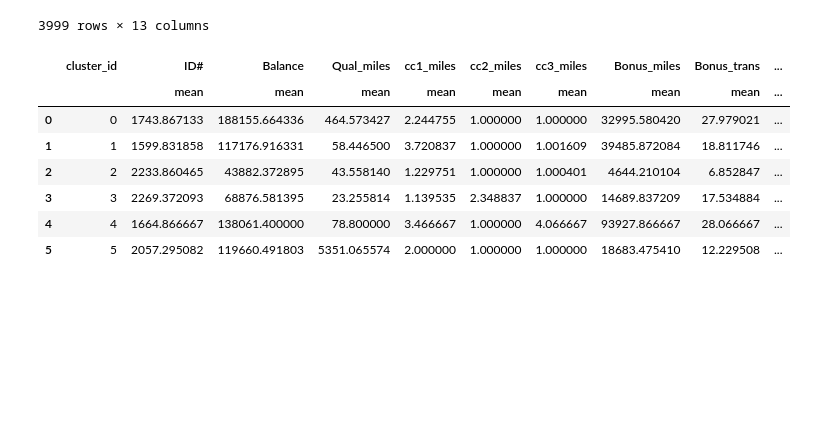
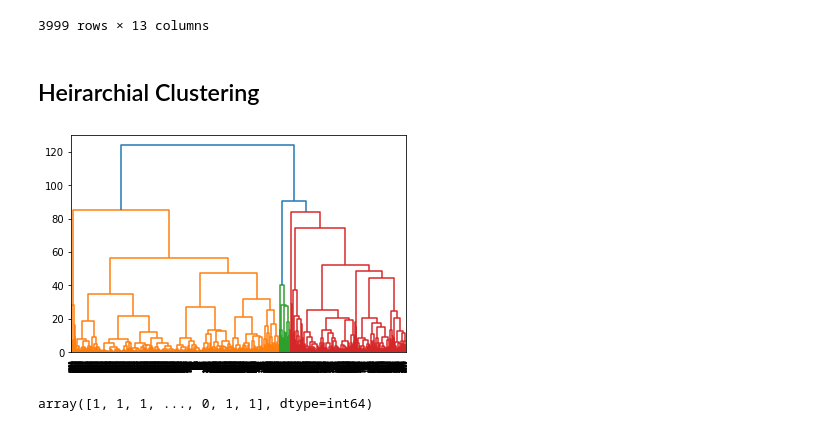
Before and after one commit to Prajwal-PK/Data_Science_Assignments, a Jupyter notebook: Assignment 07 - Clustering/Clustering_Airlines.ipynb, the cells around one changed output. Cells and saved outputs as stored; diff of their text form; code cells hidden in the pictures; blank space fills up the shorter version.

```diff
--- a/Assignment 07 - Clustering/Clustering_Airlines.ipynb
+++ b/Assignment 07 - Clustering/Clustering_Airlines.ipynb
@@ -81,14 +91,5 @@ df
 | 3997 | 4020 | 54899 | 0 | 1 | 1 | 1 | 500 | 1 | ... |
 | 3998 | 4021 | 3016 | 0 | 1 | 1 | 1 | 0 | 0 | ... |
 3999 rows × 13 columns
-# %%
-df.groupby('cluster_id').agg(['mean']).reset_index()
-# %% [output]
-|  | cluster_id | ID# | Balance | Qual_miles | cc1_miles | cc2_miles | cc3_miles | Bonus_miles | Bonus_trans | ... |
-|  |  | mean | mean | mean | mean | mean | mean | mean | mean | ... |
-| 0 | 0 | 1743.867133 | 188155.664336 | 464.573427 | 2.244755 | 1.000000 | 1.000000 | 32995.580420 | 27.979021 | ... |
-| 1 | 1 | 1599.831858 | 117176.916331 | 58.446500 | 3.720837 | 1.000000 | 1.001609 | 39485.872084 | 18.811746 | ... |
-| 2 | 2 | 2233.860465 | 43882.372895 | 43.558140 | 1.229751 | 1.000000 | 1.000401 | 4644.210104 | 6.852847 | ... |
-| 3 | 3 | 2269.372093 | 68876.581395 | 23.255814 | 1.139535 | 2.348837 | 1.000000 | 14689.837209 | 17.534884 | ... |
-| 4 | 4 | 1664.866667 | 138061.400000 | 78.800000 | 3.466667 | 1.000000 | 4.066667 | 93927.866667 | 28.066667 | ... |
-| 5 | 5 | 2057.295082 | 119660.491803 | 5351.065574 | 2.000000 | 1.000000 | 1.000000 | 18683.475410 | 12.229508 | ... |
+# %% [markdown]
+## Heirarchial Clustering
@@ -94,0 +98,4 @@ df.groupby('cluster_id').agg(['mean']).reset_index()
+# %%
+dendrogram=sch.dendrogram(sch.linkage(norm_df,method="ward"))
+# %% [output]
+[figure, added]
@@ -94,0 +110,4 @@ df.groupby('cluster_id').agg(['mean']).reset_index()
+# %%
+labels
+# %% [output]
+array([1, 1, 1, ..., 0, 1, 1], dtype=int64)
```
Also changed, not shown: parts of 29 cells of this notebook, 9 other files.
